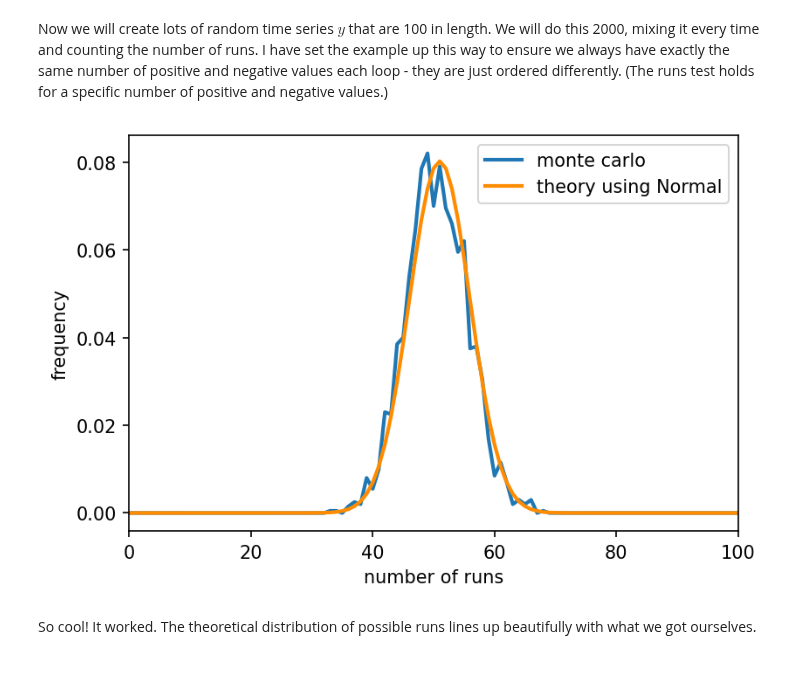
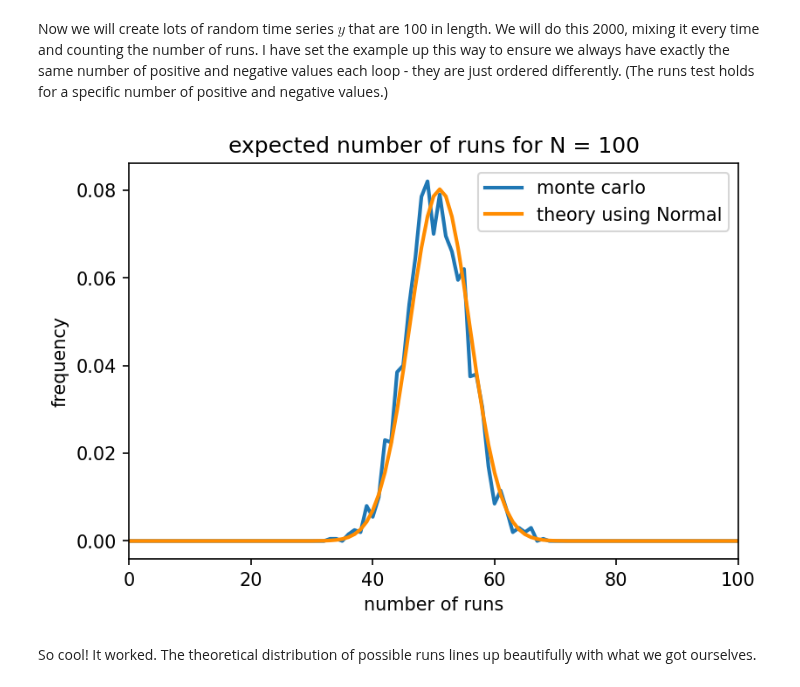
Before and after one commit to kjmayer/ats655-coursematerial, a Jupyter notebook: jupyter_notebooks/runsTest.ipynb, the cells around one changed output. Cells and saved outputs as stored; diff of their text form; code cells hidden in the pictures.

```diff
--- a/jupyter_notebooks/runsTest.ipynb
+++ b/jupyter_notebooks/runsTest.ipynb
@@ -102,16 +102,17 @@ for iloop in np.arange(0,len(runs)):
 # %%
 xbins = np.arange(0,600,1)
 hx = np.histogram(runs,xbins)
 plt.plot(xbins[:-1],hx[0]/len(runs), linewidth=2,label='monte carlo')
 plt.plot(xbins[:-1],stats.norm.pdf(xbins[:-1],loc = muTheory, scale=sigmaTheory),'-',color='darkorange',linewidth=2,label='theory using Normal')
 plt.xlim(0,N)
 plt.xlabel('number of runs')
 plt.ylabel('frequency')
+plt.title('expected number of runs for N = ' + str(N))
 plt.legend()
 
 plt.show()
 # %% [output]
-[figure, old version]
+[figure, new version]
 # %% [markdown]
 So cool! It worked. The theoretical distribution of possible runs lines up beautifully with what we got ourselves.
 # %%
```
Also changed, not shown: 2 other files.
